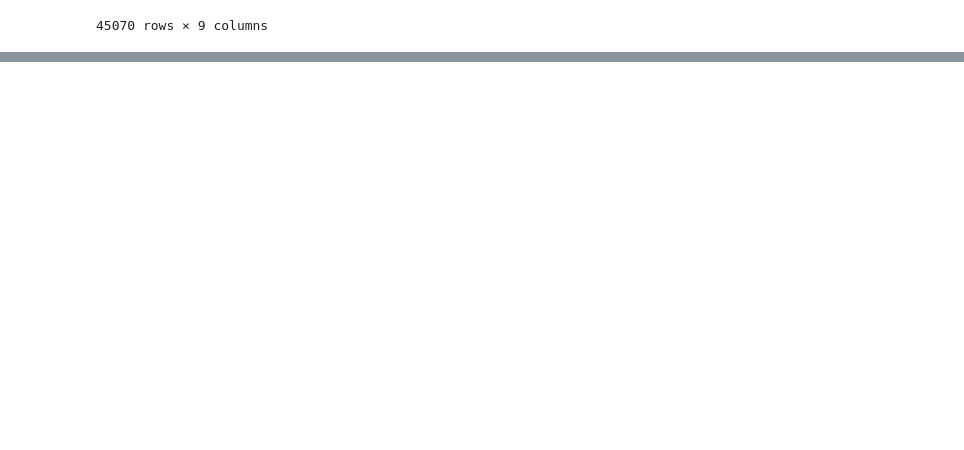
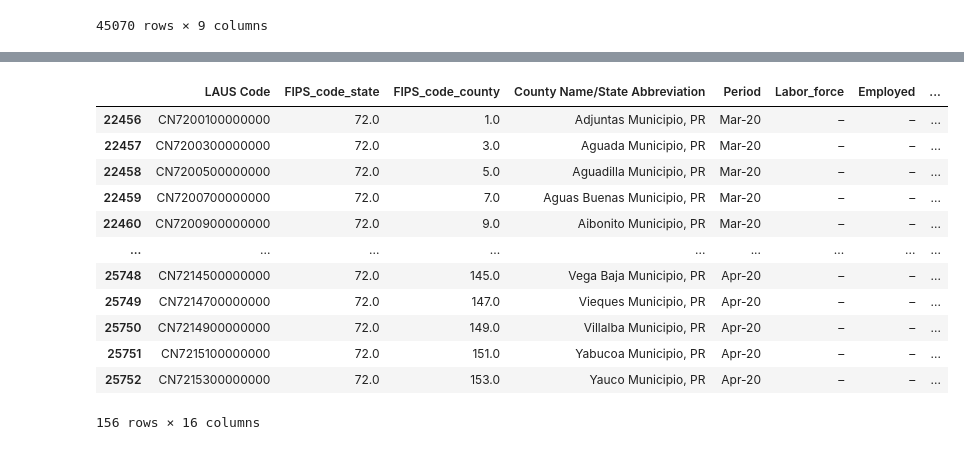
Before and after one commit to jhiatt/county_data, a Jupyter notebook: bls_labor_force.ipynb, the cells around one changed output, grey strips where cells are left out. Saved outputs shown, nothing was run; the diff lists cells and outputs as text; code cells hidden in the pictures; blank space fills up the shorter version.

```diff
--- a/bls_labor_force.ipynb
+++ b/bls_labor_force.ipynb
@@ -80,0 +83,35 @@ df
+# %%
+# for each quantitative measure create a column to capture if there is a '-'. If there is then remove the dash and replace with a zero.  In this case a dash means that data was unavailable.
+
+# Labor_force
+df.loc[df['Labor_force']=='–', 'Labor_force_NA']=True
+df.loc[df['Labor_force']!='–', 'Labor_force_NA']=False
+
+# Employed
+df.loc[df['Employed']=='–', 'Employed_NA']=True
+df.loc[df['Employed']!='–', 'Employed_NA']=False
+
+# Unemployed
+df.loc[df['Unemployed']=='–', 'Unemployed_NA']=True
+df.loc[df['Unemployed']!='–', 'Unemployed_NA']=False
+
+# Unemployment_rate%
+df.loc[df['Unemployment_rate%']=='–', 'Unemployment_rate%_NA']=True
+df.loc[df['Unemployment_rate%']!='–', 'Unemployment_rate%_NA']=False
+
+df.loc[df['Labor_force']=='–']
+# df
+# %% [output]
+|  | LAUS Code | FIPS_code_state | FIPS_code_county | County Name/State Abbreviation | Period | Labor_force | Employed | ... |
+| 22456 | CN7200100000000 | 72.0 | 1.0 | Adjuntas Municipio, PR | Mar-20 | – | – | ... |
+| 22457 | CN7200300000000 | 72.0 | 3.0 | Aguada Municipio, PR | Mar-20 | – | – | ... |
+| 22458 | CN7200500000000 | 72.0 | 5.0 | Aguadilla Municipio, PR | Mar-20 | – | – | ... |
+| 22459 | CN7200700000000 | 72.0 | 7.0 | Aguas Buenas Municipio, PR | Mar-20 | – | – | ... |
+| 22460 | CN7200900000000 | 72.0 | 9.0 | Aibonito Municipio, PR | Mar-20 | – | – | ... |
+| ... | ... | ... | ... | ... | ... | ... | ... | ... |
+| 25748 | CN7214500000000 | 72.0 | 145.0 | Vega Baja Municipio, PR | Apr-20 | – | – | ... |
+| 25749 | CN7214700000000 | 72.0 | 147.0 | Vieques Municipio, PR | Apr-20 | – | – | ... |
+| 25750 | CN7214900000000 | 72.0 | 149.0 | Villalba Municipio, PR | Apr-20 | – | – | ... |
+| 25751 | CN7215100000000 | 72.0 | 151.0 | Yabucoa Municipio, PR | Apr-20 | – | – | ... |
+| 25752 | CN7215300000000 | 72.0 | 153.0 | Yauco Municipio, PR | Apr-20 | – | – | ... |
+156 rows × 16 columns
```
Also changed, not shown: parts of 6 cells of this notebook.
